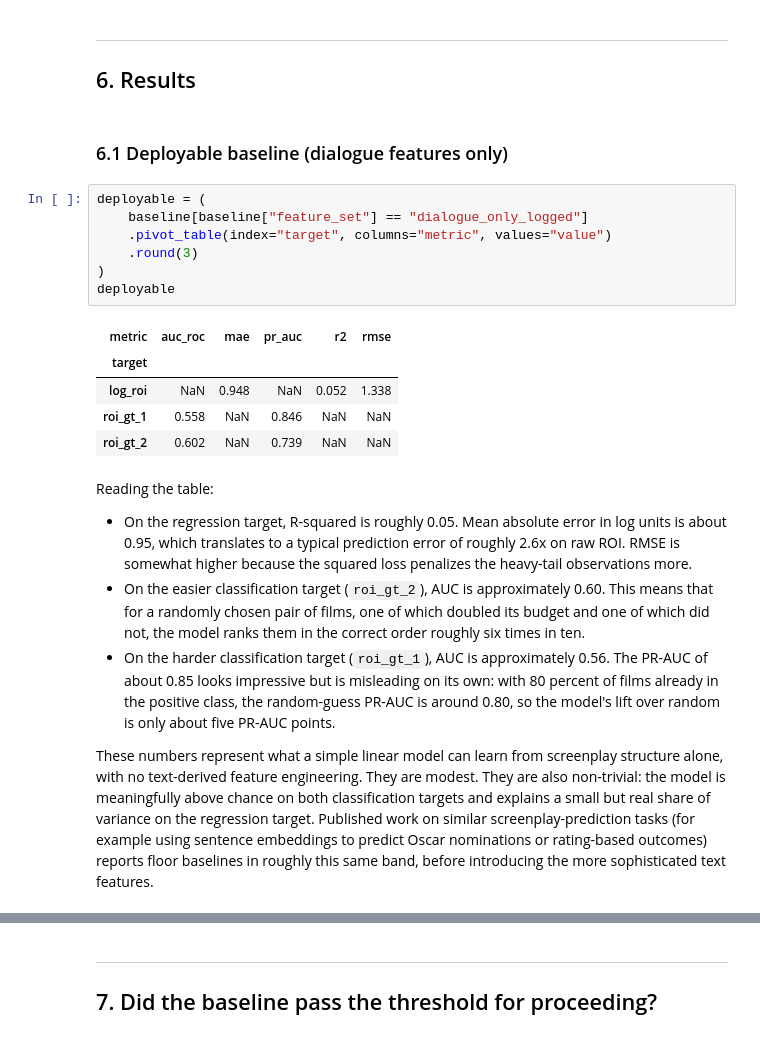
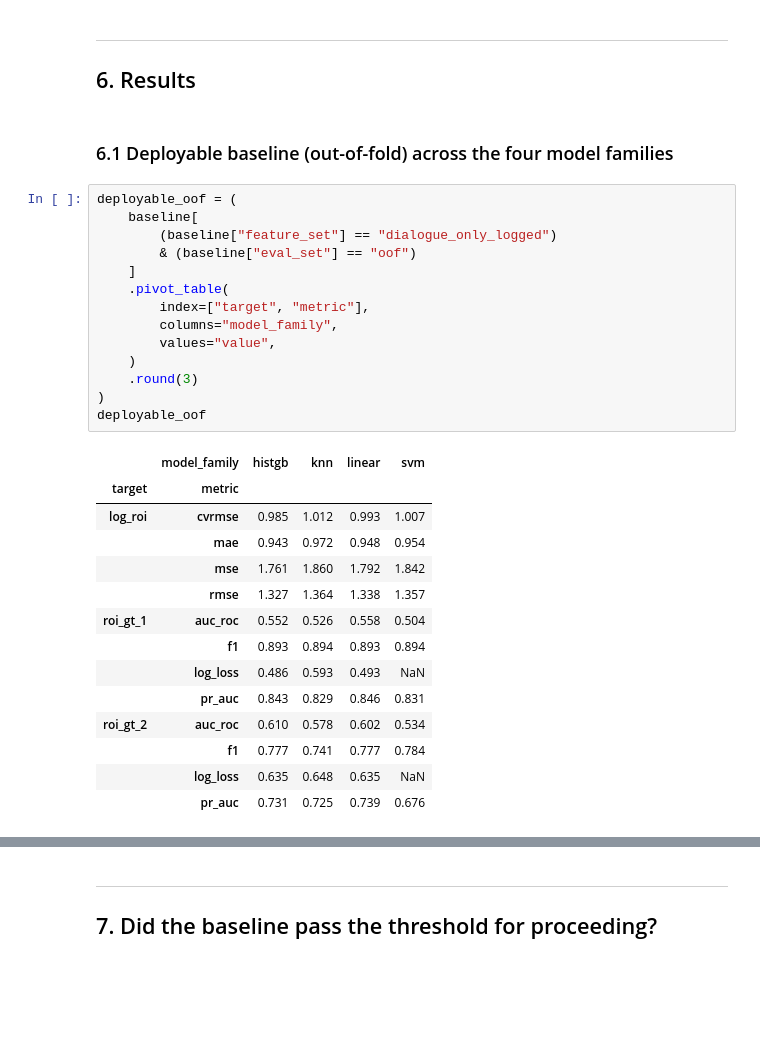
Before and after one commit to cat04MSBA/MSBA_315_Final_Project, a Jupyter notebook: notebooks/phase_3.ipynb, the cells around one changed output, grey strips where cells are left out. Drawn from its saved outputs; the diff is of its cells as text; blank space fills up the shorter version.

```diff
--- a/notebooks/phase_3.ipynb
+++ b/notebooks/phase_3.ipynb
@@ -672,48 +727,33 @@ Baseline rows produced: 14
 
 ## 6. Results
 # %% [markdown]
-### 6.1 Deployable baseline (dialogue features only)
+### 6.1 Deployable baseline (out-of-fold) across the four model families
 # %%
-deployable = (
-    baseline[baseline["feature_set"] == "dialogue_only_logged"]
-    .pivot_table(index="target", columns="metric", values="value")
+deployable_oof = (
+    baseline[
+        (baseline["feature_set"] == "dialogue_only_logged")
+        & (baseline["eval_set"] == "oof")
+    ]
+    .pivot_table(
+        index=["target", "metric"],
+        columns="model_family",
+        values="value",
+    )
     .round(3)
 )
-deployable
+deployable_oof
 # %% [output]
-| metric | auc_roc | mae | pr_auc | r2 | rmse |
-| target |  |  |  |  |  |
-| log_roi | NaN | 0.948 | NaN | 0.052 | 1.338 |
-| roi_gt_1 | 0.558 | NaN | 0.846 | NaN | NaN |
-| roi_gt_2 | 0.602 | NaN | 0.739 | NaN | NaN |
+|  | model_family | histgb | knn | linear | svm |
+| target | metric |  |  |  |  |
+| log_roi | cvrmse | 0.985 | 1.012 | 0.993 | 1.007 |
+|  | mae | 0.943 | 0.972 | 0.948 | 0.954 |
+|  | mse | 1.761 | 1.860 | 1.792 | 1.842 |
+|  | rmse | 1.327 | 1.364 | 1.338 | 1.357 |
+| roi_gt_1 | auc_roc | 0.552 | 0.526 | 0.558 | 0.504 |
+|  | f1 | 0.893 | 0.894 | 0.893 | 0.894 |
+|  | log_loss | 0.486 | 0.593 | 0.493 | NaN |
+|  | pr_auc | 0.843 | 0.829 | 0.846 | 0.831 |
+| roi_gt_2 | auc_roc | 0.610 | 0.578 | 0.602 | 0.534 |
+|  | f1 | 0.777 | 0.741 | 0.777 | 0.784 |
+|  | log_loss | 0.635 | 0.648 | 0.635 | NaN |
+|  | pr_auc | 0.731 | 0.725 | 0.739 | 0.676 |
-# %% [markdown]
-Reading the table:
-
-* On the regression target, R-squared is roughly 0.05.
-  Mean absolute error in log units is about 0.95, which
-  translates to a typical prediction error of roughly 2.6x
-  on raw ROI. RMSE is somewhat higher because the squared
-  loss penalizes the heavy-tail observations more.
-* On the easier classification target (`roi_gt_2`), AUC is
-  approximately 0.60. This means that for a randomly
-  chosen pair of films, one of which doubled its budget and
-  one of which did not, the model ranks them in the
-  correct order roughly six times in ten.
-* On the harder classification target (`roi_gt_1`), AUC is
-  approximately 0.56. The PR-AUC of about 0.85 looks
-  impressive but is misleading on its own: with 80 percent
-  of films already in the positive class, the random-guess
-  PR-AUC is around 0.80, so the model's lift over random
-  is only about five PR-AUC points.
-
-These numbers represent what a simple linear model can
-learn from screenplay structure alone, with no
-text-derived feature engineering. They are modest. They
-are also non-trivial: the model is meaningfully above
-chance on both classification targets and explains a
-small but real share of variance on the regression target.
-Published work on similar screenplay-prediction tasks (for
-example using sentence embeddings to predict Oscar
-nominations or rating-based outcomes) reports floor
-baselines in roughly this same band, before introducing
-the more sophisticated text features.
```
Also changed, not shown: parts of 24 cells of this notebook, 21 other files.
